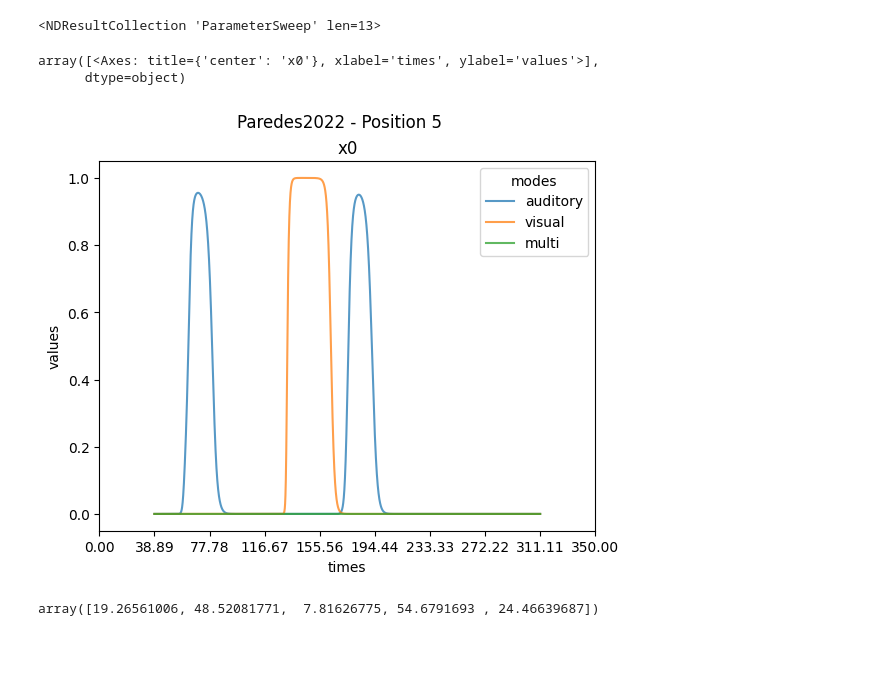
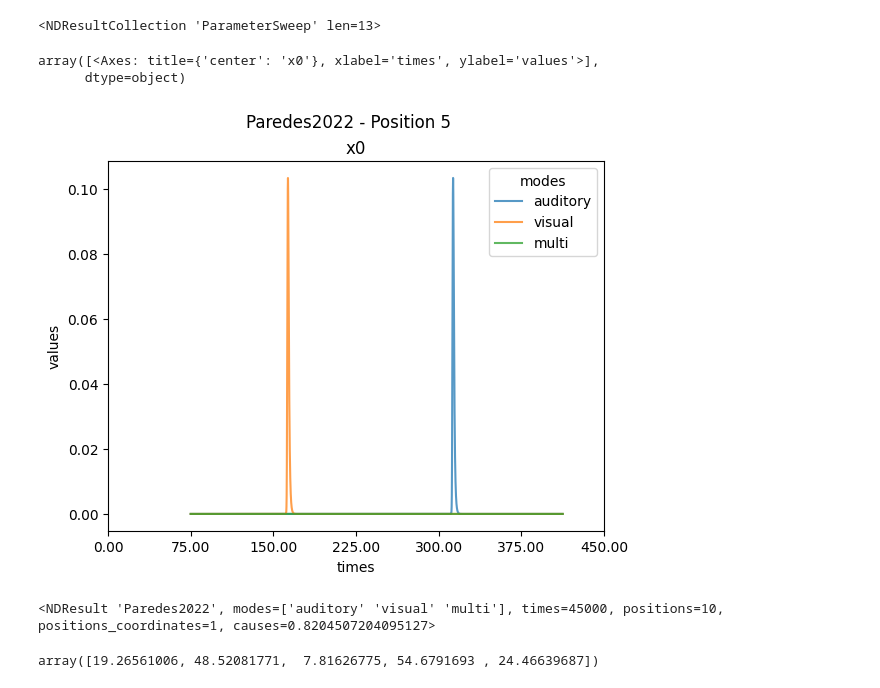
Before and after one commit to renatoparedes/NeuroMSI-Network, a Jupyter notebook: Fit.ipynb, the cells around one changed output. Cells and saved outputs as stored; diff of their text form; code cells hidden in the pictures; blank space fills up the shorter version.

Commit message:
Temporal fits preliminary results

```diff
--- a/Fit.ipynb
+++ b/Fit.ipynb
@@ -922,10 +1122,15 @@ plt.scatter(temporal_dis[6:-4], temporal_causes_data_short)
 # %%
+from skneuromsi.neural import Paredes2022
+
+paredes2022_temporal_causes_fit_res = np.load("Paredes_2022_temporal_fit_res_pars.npy")
+
+
 def explore_temporal_paredes2022_causes_job(a_tau, v_tau, m_tau, ff_weight, cm_weight):
-    model = model = Paredes2022(
+    model = Paredes2022(
         neurons=10,
         position_range=(0, 10),
         position_res=1,
-        time_range=(0, 350),
+        time_range=(0, 450),
         tau=(a_tau, v_tau, m_tau),
     )
 
@@ -953,30 +1158,36 @@ def explore_temporal_paredes2022_causes_job(a_tau, v_tau, m_tau, ff_weight, cm_w
         auditory_duration=6,
         visual_duration=6,
         visual_onset=v_onset,
-        causes_peak_threshold=0.15,
+        causes_peak_threshold=0.10,
+        causes_peak_distance=1600,
         feed_latency=24,
+        feedback_weight=0,
     )
 
     return res
 
 
 exp_res = explore_temporal_paredes2022_causes_job(
-    25,  # paredes2022_temporal_causes_fit_res[0],
-    25,  # paredes2022_temporal_causes_fit_res[1],
-    5,  # paredes2022_temporal_causes_fit_res[2],
+    2.975,  # paredes2022_temporal_causes_fit_res[0],
+    3.15,  # paredes2022_temporal_causes_fit_res[1],
+    paredes2022_temporal_causes_fit_res[2],
     0,  # paredes2022_temporal_causes_fit_res[3],
-    0.12,  # paredes2022_temporal_causes_fit_res[4],
+    0,  # paredes2022_temporal_causes_fit_res[4],
 )
 
 exp_res
 # %% [output]
 <NDResultCollection 'ParameterSweep' len=13>
 # %%
-exp_res[0].plot.linet()
+exp_res[12].plot.linet()
 # %% [output]
 array([<Axes: title={'center': 'x0'}, xlabel='times', ylabel='values'>],
       dtype=object)
-[figure, old version]
+[figure, new version]
+# %%
+exp_res[12]
+# %% [output]
+<NDResult 'Paredes2022', modes=['auditory' 'visual' 'multi'], times=45000, positions=10, positions_coordinates=1, causes=0.8204507204095127>
 # %%
 # Try without feedback. Then explore if it is required.
 # Explore Cuppini 2017 limits and set it up to optimise fit.
```
Also changed, not shown: parts of 11 cells of this notebook, 3 other files.
